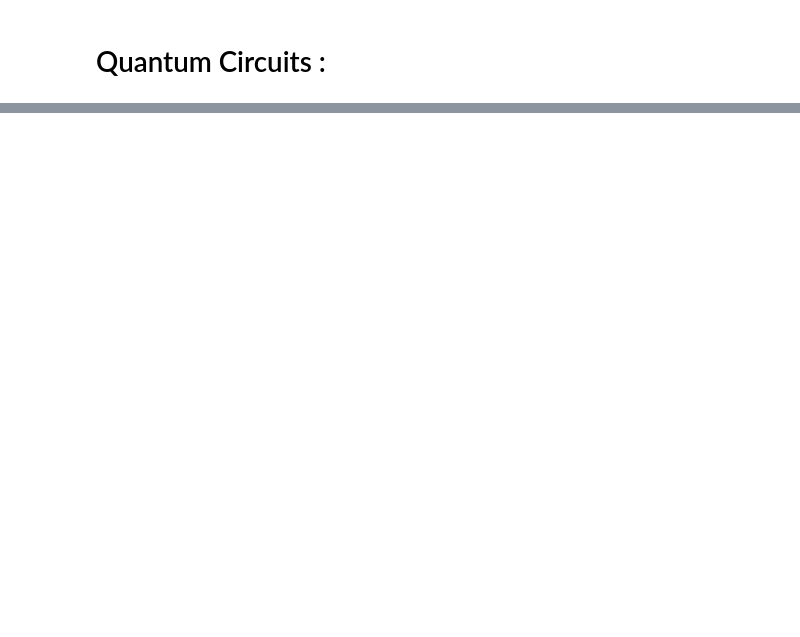
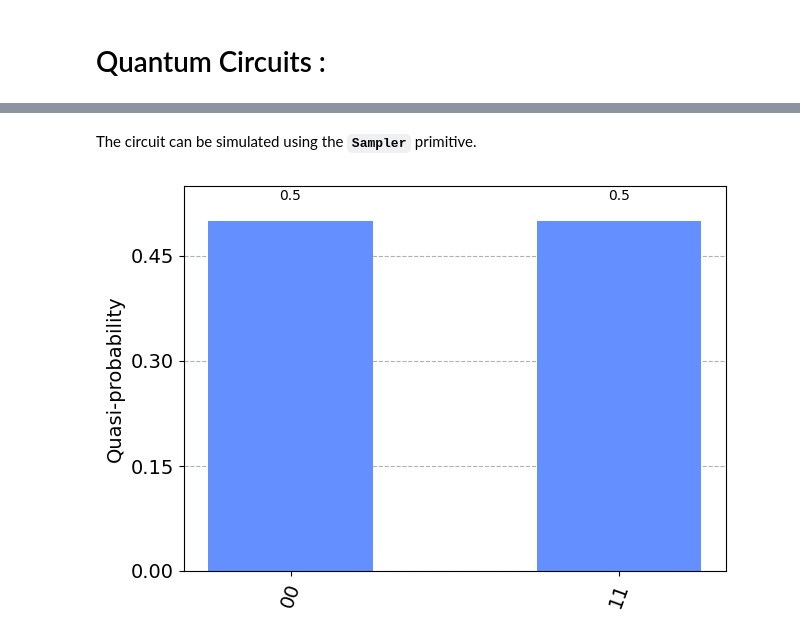
Before and after one commit to PavanCyborg/Qiskit-Notes, a Jupyter notebook: Quantum Computing Full.ipynb, the cells around one changed output, grey strips where cells are left out. Cells and saved outputs as stored; diff of their text form; code cells hidden in the pictures; blank space fills up the shorter version.

```diff
--- a/Quantum Computing Full.ipynb
+++ b/Quantum Computing Full.ipynb
@@ -4193,0 +4399,8 @@ $$ |001\rangle$$
+# %% [markdown]
+The circuit can be simulated using the **`Sampler`** primitive.
+# %%
+results = Sampler().run(circuit).result()
+statistics = results.quasi_dists[0].binary_probabilities()
+display(plot_histogram(statistics))
+# %% [output]
+[figure, added]
```
Also changed, not shown: parts of 48 cells of this notebook, 20 other files.
